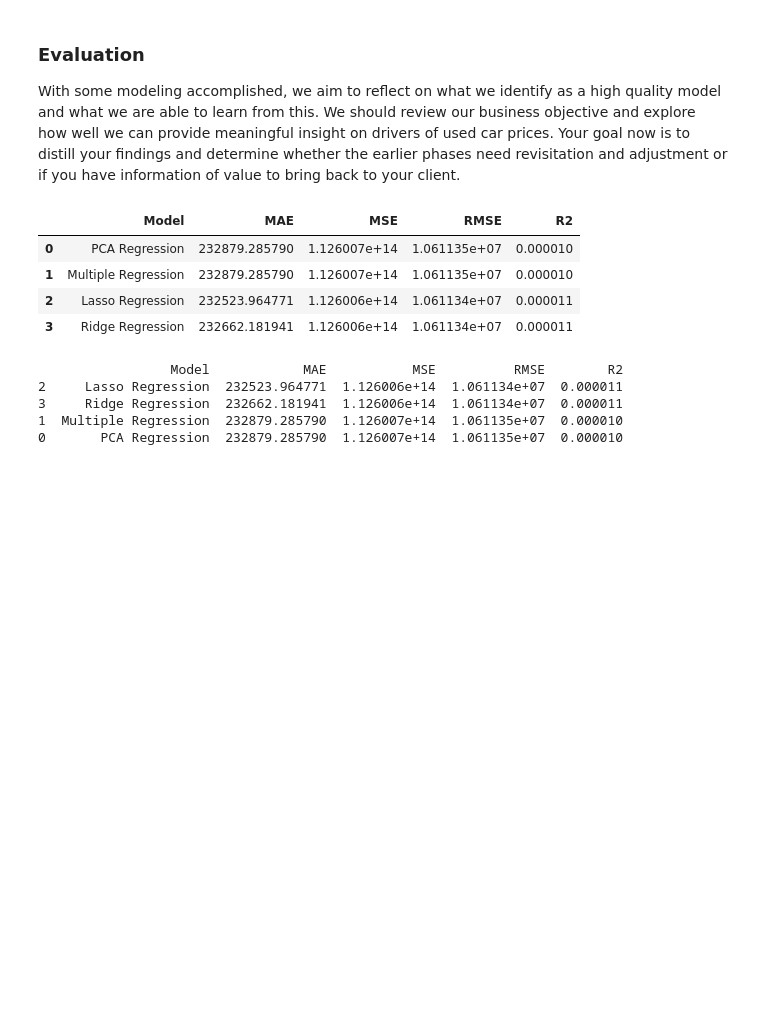
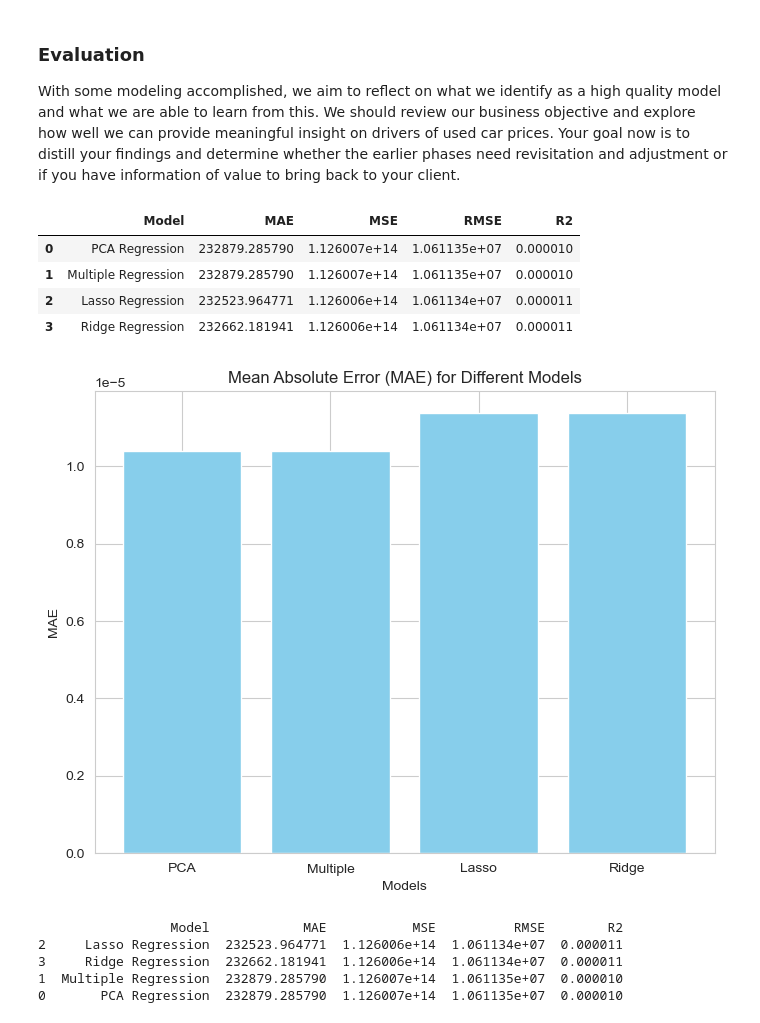
Before and after one commit to csonamohan/carprice, a Jupyter notebook: prompt_II.ipynb, the cells around one changed output. Drawn from its saved outputs; the diff is of its cells as text; code cells hidden in the pictures; blank space fills up the shorter version.

```diff
--- a/prompt_II.ipynb
+++ b/prompt_II.ipynb
@@ -867,6 +867,20 @@ metrics_df
 | 1 | Multiple Regression | 232879.285790 | 1.126007e+14 | 1.061135e+07 | 0.000010 |
 | 2 | Lasso Regression | 232523.964771 | 1.126006e+14 | 1.061134e+07 | 0.000011 |
 | 3 | Ridge Regression | 232662.181941 | 1.126006e+14 | 1.061134e+07 | 0.000011 |
+# %%
+models = ['PCA', 'Multiple', 'Lasso', 'Ridge']
+mae_values = metrics_df['R2']  # Example MAE values for each model
+
+# Plot the MAE values
+plt.figure(figsize=(8, 6))
+plt.bar(models, mae_values, color='skyblue')
+plt.xlabel('Models')
+plt.ylabel('MAE')
+plt.title('Mean Absolute Error (MAE) for Different Models')
+#plt.ylim(0, max(mae_values) * 1.1)  # Set y-axis limit to show all values clearly
+plt.show()
+# %% [output]
+[figure, added]
 # %%
 sorted_df = metrics_df.sort_values(by='MAE', ascending=True)
 print(sorted_mae_df)
```
Also changed, not shown: parts of 1 cell of this notebook, 1 other file.
